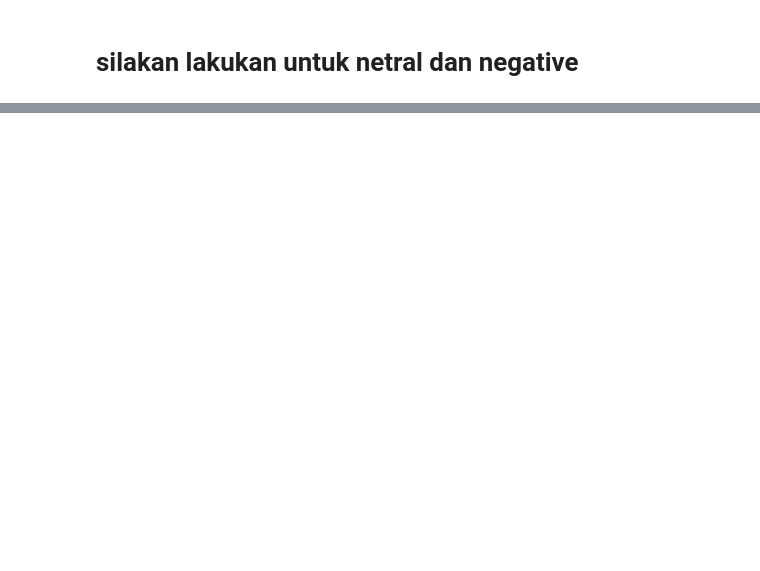
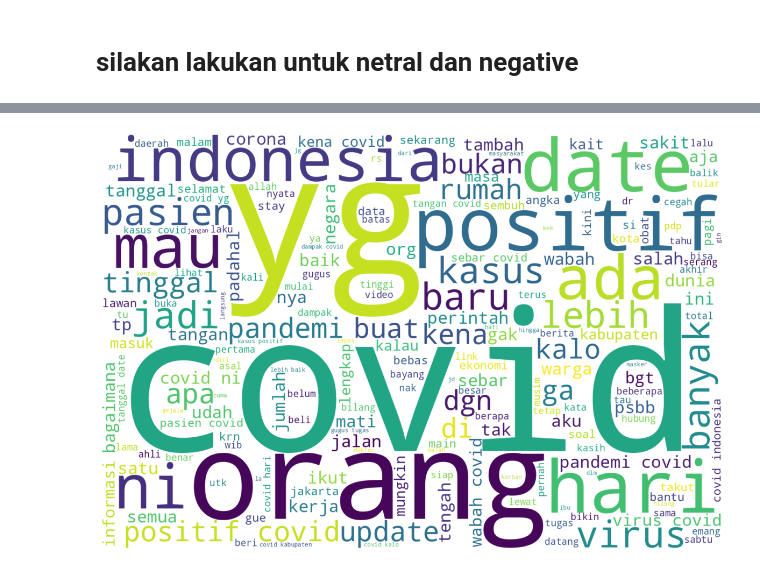
Before and after one commit to aldi047/Klasifikasi-Naive-Bayes, a Jupyter notebook: 01-TFIDF.ipynb, the cells around one changed output, grey strips where cells are left out. Saved outputs shown, nothing was run; the diff lists cells and outputs as text; code cells hidden in the pictures; blank space fills up the shorter version.

```diff
--- a/01-TFIDF.ipynb
+++ b/01-TFIDF.ipynb
@@ -158,0 +213,7 @@ PlotWordCloud(d)
+# %%
+features = Netral_tf_idf_vect.get_feature_names_out()
+idfValues = Netral_tf_idf_vect.idf_
+d = dict(zip(features, 9 - idfValues))
+sortedDict = sorted(d.items(), key = lambda d: d[1], reverse = True)
+for i in range(200):
+    print(sortedDict[i])
@@ -158,0 +238,4 @@ PlotWordCloud(d)
+# %%
+PlotWordCloud(d)
+# %% [output]
+[figure, added]
```
Also changed, not shown: parts of 9 cells of this notebook, 2 other files.
